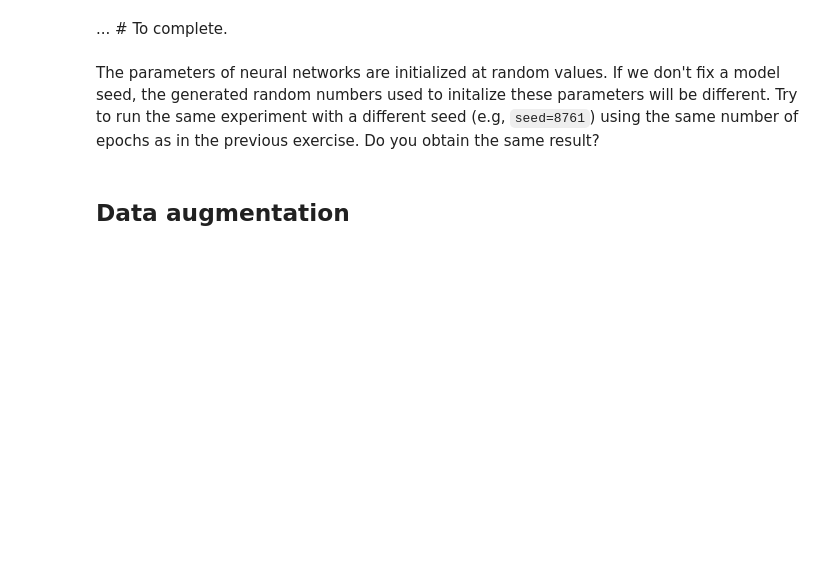
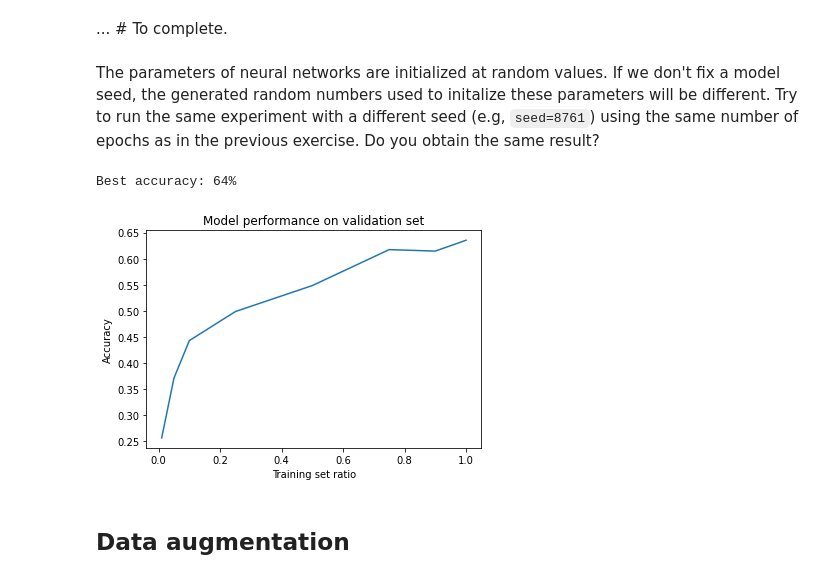
Before and after one commit to gkreplak/IVADO_Mila_Mooc, a Jupyter notebook: tutorial1_data_exercise.ipynb, the cells around one changed output. Drawn from its saved outputs; the diff is of its cells as text; code cells hidden in the pictures; blank space fills up the shorter version.

```diff
--- a/tutorial1_data_exercise.ipynb
+++ b/tutorial1_data_exercise.ipynb
@@ -913,3 +916,8 @@ The parameters of neural networks are initialized at random values. If we don't
+# %%
+performance_study(ratio_list, epochs=5, seed=8761) # To complete.
+# %% [output]
+Best accuracy: 64%
+[figure, added]
 # %% [markdown]
 ## Data augmentation
 # %% [markdown]
```
Also changed, not shown: parts of 11 cells of this notebook.
